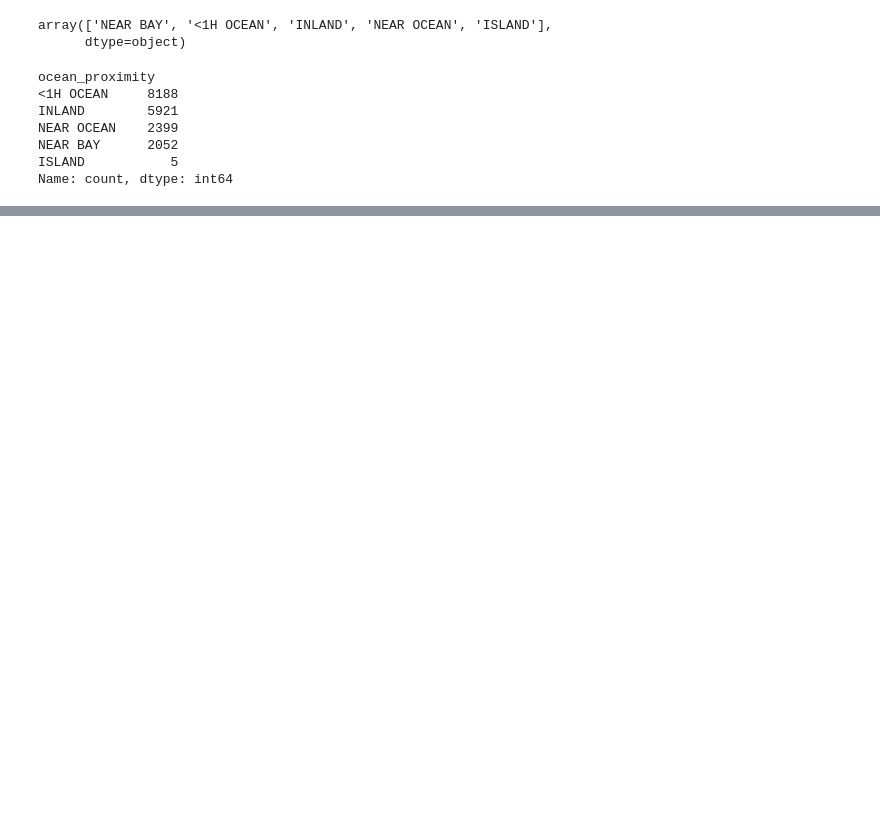
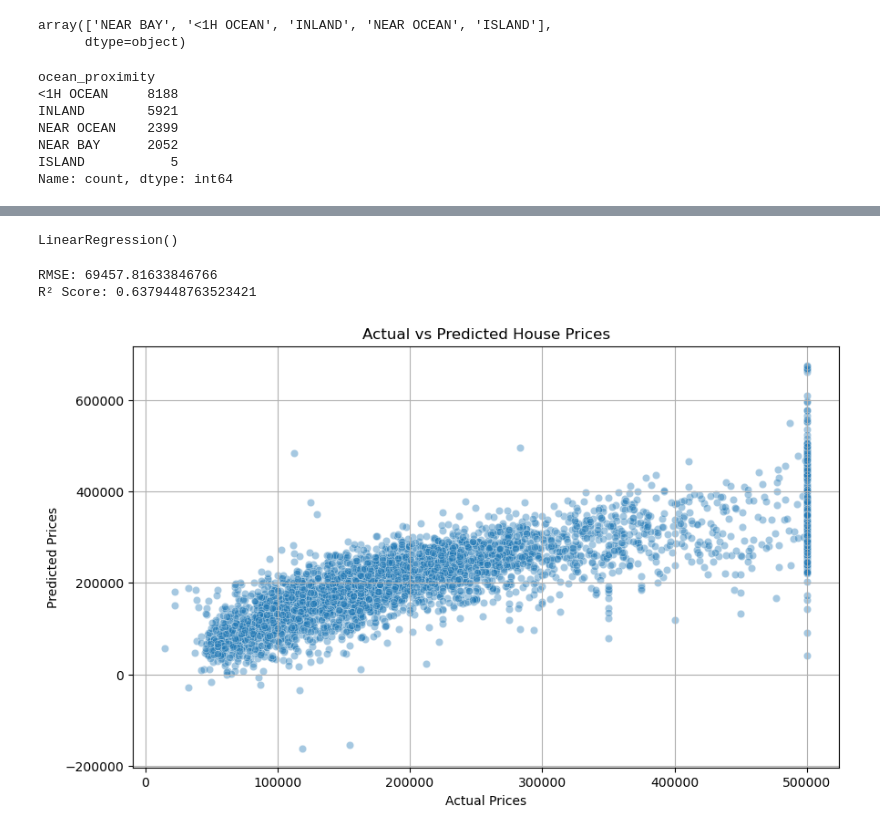
Before and after one commit to Meghnagopi/house-price-prediction-, a Jupyter notebook: Untitled1.ipynb, the cells around one changed output, grey strips where cells are left out. Drawn from its saved outputs; the diff is of its cells as text; code cells hidden in the pictures; blank space fills up the shorter version.

```diff
--- a/Untitled1.ipynb
+++ b/Untitled1.ipynb
@@ -43,0 +146,50 @@ Name: count, dtype: int64
+# %%
+#  Prepare data for machine learning
+# X = input features (everything except target)
+# y = target variable (house price we're trying to predict)
+X = df1.drop('median_house_value', axis=1)
+y = df1['median_house_value']
+# %%
+# Split the dataset into training and testing sets
+from sklearn.model_selection import train_test_split
+
+X_train, X_test, y_train, y_test = train_test_split(X, y, test_size=0.2, random_state=42)
+# %%
+from sklearn.linear_model import LinearRegression
+
+#Build and train the model
+model = LinearRegression()
+model.fit(X_train, y_train)
+# %% [output]
+LinearRegression()
+# %%
+from sklearn.metrics import mean_squared_error, r2_score
+
+#make predictions on dataset
+y_pred = model.predict(X_test)
+
+#Evaluate the model
+mse = mean_squared_error(y_test, y_pred)
+rmse = np.sqrt(mse)
+r2 = r2_score(y_test, y_pred)
+
+# RMSE shows average prediction error
+# R² Score shows how well the model explains price variation
+print("RMSE:", rmse)
+print("R² Score:", r2)
+# %% [output]
+RMSE: 69457.81633846766
+R² Score: 0.6379448763523421
+# %%
+import matplotlib.pyplot as plt
+import seaborn as sns
+
+plt.figure(figsize=(10,6))
+sns.scatterplot(x=y_test, y=y_pred, alpha=0.4)
+plt.xlabel("Actual Prices")
+plt.ylabel("Predicted Prices")
+plt.title("Actual vs Predicted House Prices")
+plt.grid(True)
+plt.show()
+# %% [output]
+[figure, added]
```
Also changed, not shown: parts of 13 cells of this notebook.
